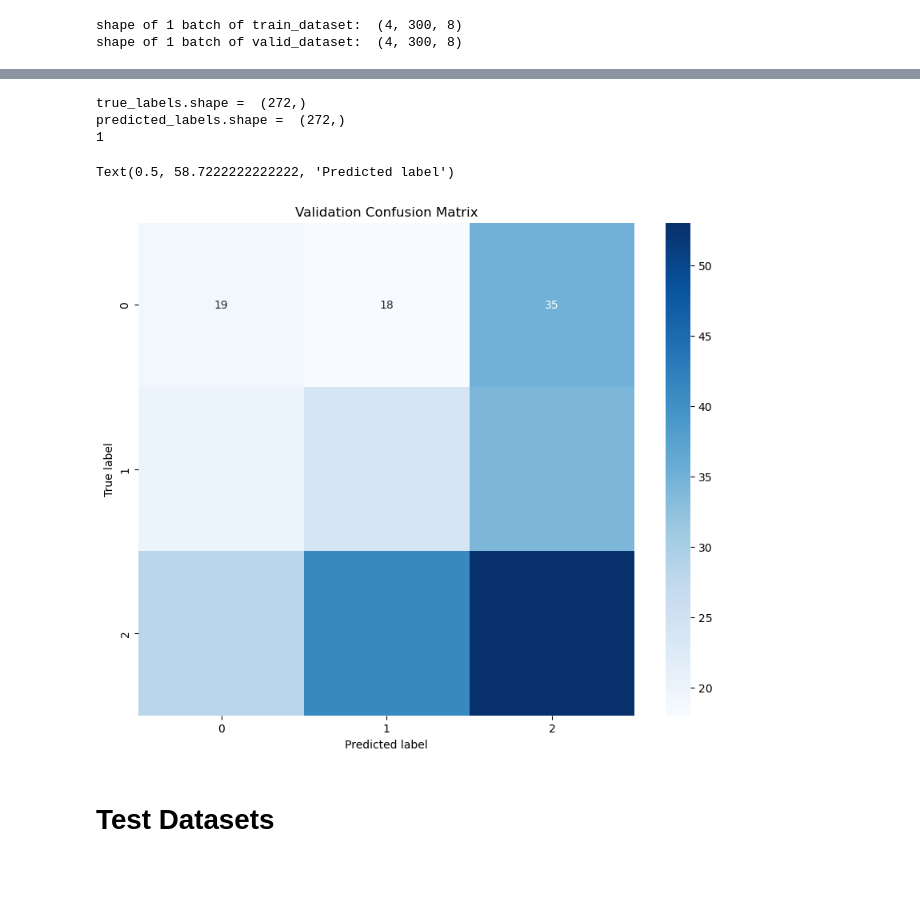
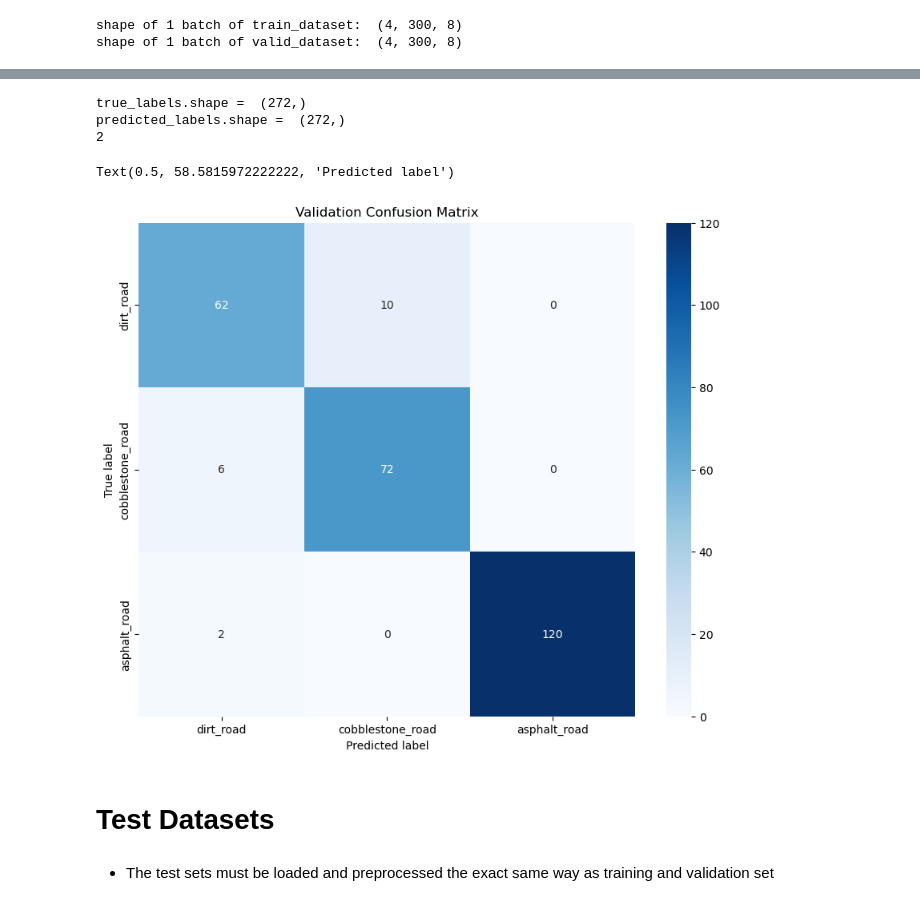
Before and after one commit to mx956/EECE568_ML_PVS_Project, a Jupyter notebook: Road_Surface_Type_Classification/road_classification_Matt.ipynb, the cells around one changed output, grey strips where cells are left out. Cells and saved outputs as stored; diff of their text form; code cells hidden in the pictures; blank space fills up the shorter version.

Commit message:
Working PCA-frame + sensor case, with CM and test

```diff
--- a/Road_Surface_Type_Classification/road_classification_Matt.ipynb
+++ b/Road_Surface_Type_Classification/road_classification_Matt.ipynb
@@ -513,10 +516,10 @@ Y_valid.shape =  (272, 3)
 # Creating tf datasets
 with tf.device('/cpu:0'):
     train_dataset = tf.data.Dataset.from_tensor_slices((X_train, Y_train))
-    train_dataset = train_dataset.shuffle(len(X_train)).batch(batch_size)
+    train_dataset = train_dataset.shuffle(train_dataset.cardinality(), reshuffle_each_iteration=False).batch(batch_size)
 
     valid_dataset = tf.data.Dataset.from_tensor_slices((X_valid, Y_valid))
-    valid_dataset = valid_dataset.shuffle(len(X_valid)).batch(batch_size)
+    valid_dataset = valid_dataset.shuffle(valid_dataset.cardinality(), reshuffle_each_iteration=False).batch(batch_size)
 
 for x, y in train_dataset.take(1):
     print("shape of 1 batch of train_dataset: ", x.shape)
@@ -555,8 +558,14 @@ class MyModel(tf.keras.Model):
 # Create an instance of the model
 model = MyModel()
 
+loss_func = tf.keras.losses.CategoricalCrossentropy(
+    from_logits=False,
+    label_smoothing=0.0,
+    axis=-1
+)
+
 model.compile(optimizer='adam',
-              loss=tf.keras.losses.CategoricalCrossentropy(),
+              loss=loss_func,
               metrics=['accuracy'])
 # %%
 # Assuming 'myModel' is your model and 'train_dataset', 'valid_dataset' are your datasets
@@ -665,27 +652,29 @@ Text(0.5, 58.7222222222222, 'Predicted label')
 # %%
 true_labels = np.concatenate([y for x, y in valid_dataset], axis=0)
 true_labels = np.argmax(true_labels, axis=1)
 print("true_labels.shape = ", true_labels.shape)
 predictions = model.predict(valid_dataset)
 predicted_labels = np.argmax(predictions['label'], axis=1)  # convert probabilities to class labels
 print("predicted_labels.shape = ", predicted_labels.shape)
 print(predicted_labels[0])
 
 # Compute the confusion matrix
 cm = confusion_matrix(true_labels, predicted_labels)
 
 # Plot the confusion matrix
 plt.figure(figsize=(10, 8))
-sns.heatmap(cm, annot=True, fmt='d', cmap='Blues')
+sns.heatmap(cm, annot=True, fmt="d", cmap='Blues', xticklabels=data_class_labels, yticklabels=data_class_labels)
 plt.title('Validation Confusion Matrix')
 plt.ylabel('True label')
 plt.xlabel('Predicted label')
 # %% [output]
 true_labels.shape =  (272,)
 predicted_labels.shape =  (272,)
-1
+2
-Text(0.5, 58.7222222222222, 'Predicted label')
+Text(0.5, 58.5815972222222, 'Predicted label')
-[figure, old version]
+[figure, new version]
 # %% [markdown]
 # Test Datasets
+# %% [markdown]
+- The test sets must be loaded and preprocessed the exact same way as training and validation set
 # %%
```
Also changed, not shown: parts of 12 cells of this notebook.
